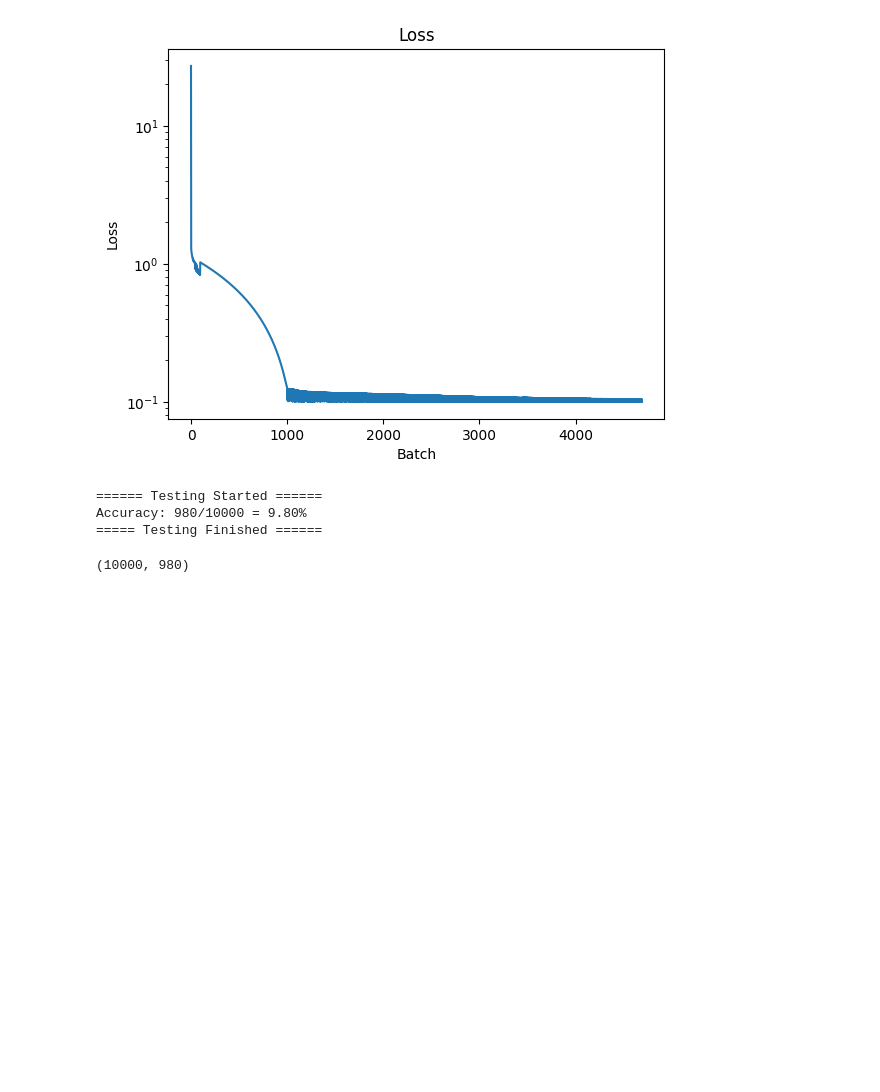
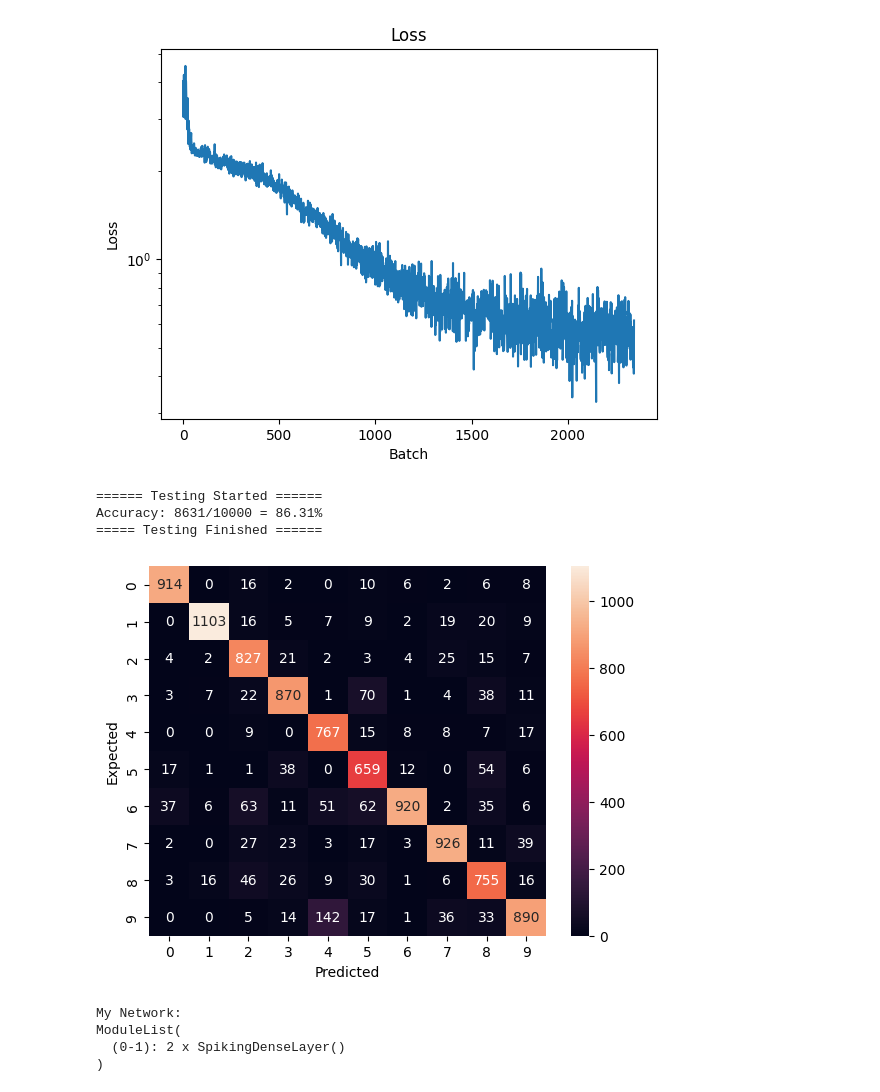
Before and after one commit to ArefMq/action-recognition-via-snn, a Jupyter notebook: SimpleSpikingNetwork.ipynb, the cells around one changed output. Cells and saved outputs as stored; diff of their text form; code cells hidden in the pictures; blank space fills up the shorter version.

```diff
--- a/SimpleSpikingNetwork.ipynb
+++ b/SimpleSpikingNetwork.ipynb
@@ -130,0 +101,31 @@ for res in layer_res:
+# %%
+from spikenet.layers.spiking_base import TimeReduction
+from spikenet.layers.spiking_dense import SpikingDenseLayer
+from torch.nn import Softmax
+
+# net = (
+#     Network()
+#     .add_layer(SpikingDenseLayer, 1000, in_features=input_shape[1])
+#     .add_layer(SpikingDenseLayer, 200)
+#     # .add_layer(SpikingDenseLayer, 100)
+#     # .add_layer(SpikingDenseLayer, 100, name="l1b")
+#     .add_layer(SpikingDenseLayer, 10, time_reduction=TimeReduction.MemRecMax)
+# ).build()
+# net.forward(data_x.reshape([1, *data_x.shape]))
+
+net = (
+    Network.from_parameters(
+        # encoding=None,
+        loss_fn=torch.nn.CrossEntropyLoss
+    )
+    # ANN
+    # .add_layer(LinearReLU, in_features=input_shape[0], out_features=600)
+    # .add_layer(LinearReLU, in_features=600, out_features=10, activation=Softmax())
+
+    # SNN
+    .add_layer(SpikingDenseLayer, 400, in_features=input_shape[1])
+    .add_layer(SpikingDenseLayer, 10, time_reduction=TimeReduction.MemRecMax)
+).build()
+
+# net.forward(data_x)
+# net.plot_activity()
@@ -131,4 +135,4 @@ for res in layer_res:
 # %%
-net.fit(data, epochs=10)
+net.fit(data)
 # %% [output]
 ===== Training Started ======
@@ -145,6 +144,10 @@ Epoch 9 | ............................................... | Loss: 0.1002
 ===== Training Finished =====
-[figure, old version]
+[figure, new version]
 ====== Testing Started ======
-Accuracy: 980/10000 = 9.80%
+Accuracy: 8631/10000 = 86.31%
 ===== Testing Finished ======
+[figure, added]
-(10000, 980)
+My Network:
+ModuleList(
+  (0-1): 2 x SpikingDenseLayer()
+)
```
Also changed, not shown: parts of 15 cells of this notebook, 14 other files.
